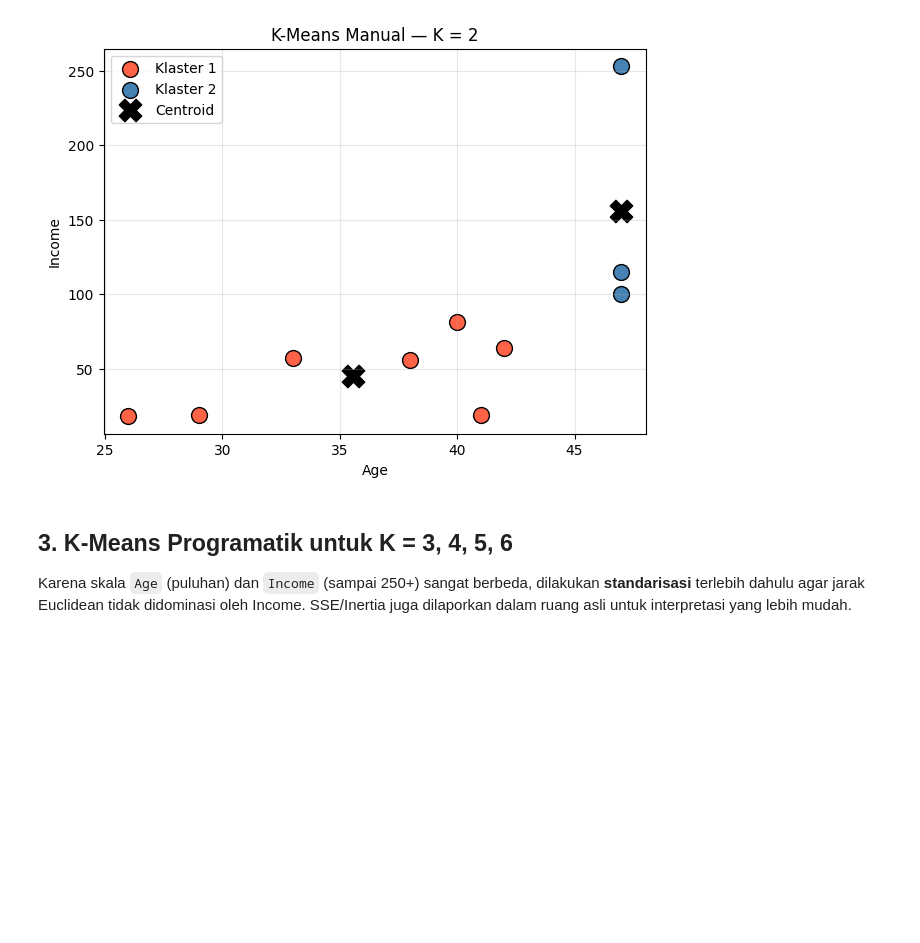
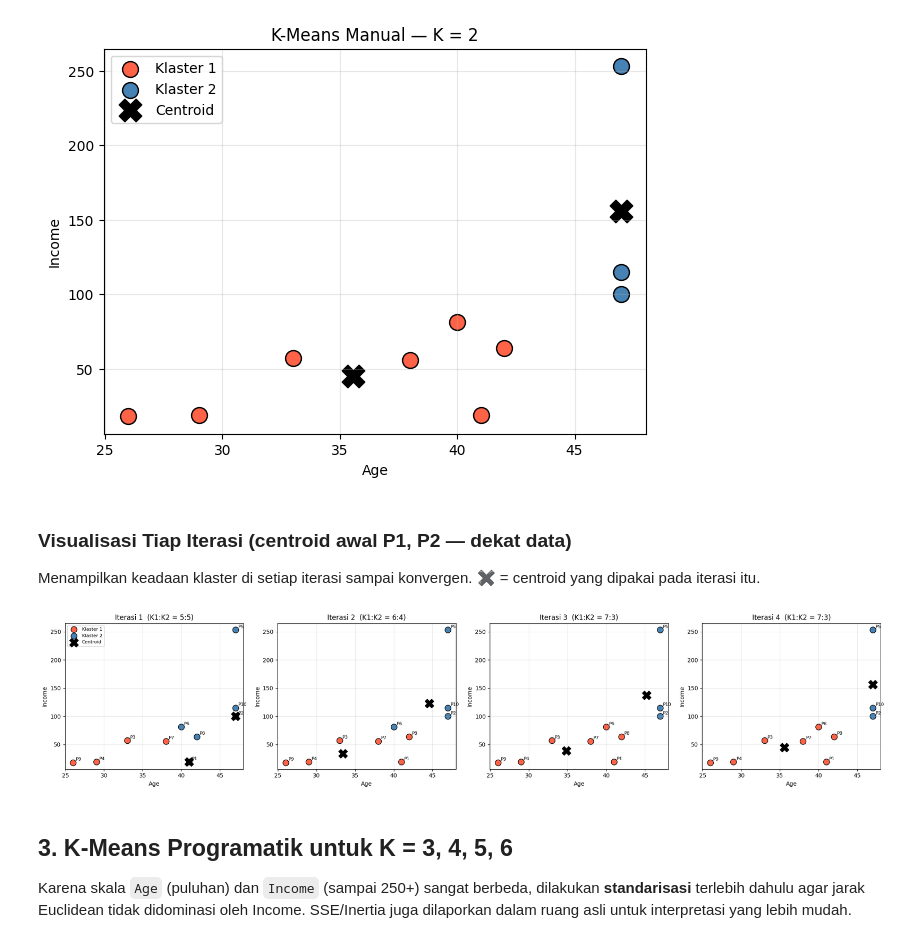
Before and after one commit to ravi-arnan/DataMining, a Jupyter notebook: Tugas2_KMeans_Elbow.ipynb, the cells around one changed output. Cells and saved outputs as stored; diff of their text form; code cells hidden in the pictures; blank space fills up the shorter version.

```diff
--- a/Tugas2_KMeans_Elbow.ipynb
+++ b/Tugas2_KMeans_Elbow.ipynb
@@ -197,6 +197,34 @@ plt.legend(); plt.grid(alpha=0.3)
 plt.show()
 # %% [output]
 [figure]
+# %% [markdown]
+### Visualisasi Tiap Iterasi (centroid awal **P1, P2** — dekat data)
+
+Menampilkan keadaan klaster di setiap iterasi sampai konvergen. ✖ = centroid yang dipakai pada iterasi itu.
+# %%
+# Visualisasi K-Means manual TIAP ITERASI (langkah demi langkah)
+label_titik = [f'P{i+1}' for i in range(len(X))]
+n = len(hist2)
+fig, axes = plt.subplots(1, n, figsize=(5.2 * n, 4.5))
+if n == 1:
+    axes = [axes]
+warna = ['tomato', 'steelblue']
+for t, (ax, h) in enumerate(zip(axes, hist2)):
+    cen, lab = h['centroids'], h['labels']
+    for k in range(2):
+        pts = X[lab == k]
+        ax.scatter(pts[:, 0], pts[:, 1], c=warna[k], s=110, edgecolors='k', label=f'Klaster {k+1}')
+    ax.scatter(cen[:, 0], cen[:, 1], marker='X', s=240, c='black', zorder=5, label='Centroid')
+    for i, x in enumerate(X):
+        ax.annotate(label_titik[i], (x[0], x[1]), textcoords='offset points', xytext=(5, 3), fontsize=8)
+    jml = [int((lab == 0).sum()), int((lab == 1).sum())]
+    ax.set_title(f'Iterasi {t+1}  (K1:K2 = {jml[0]}:{jml[1]})')
+    ax.set_xlabel('Age'); ax.set_ylabel('Income'); ax.grid(alpha=0.3)
+    if t == 0:
+        ax.legend(fontsize=8)
+plt.tight_layout(); plt.show()
+# %% [output]
+[figure, added]
 # %% [markdown]
 ## 3. K-Means Programatik untuk K = 3, 4, 5, 6
 
```
Also changed, not shown: 2 other files.
